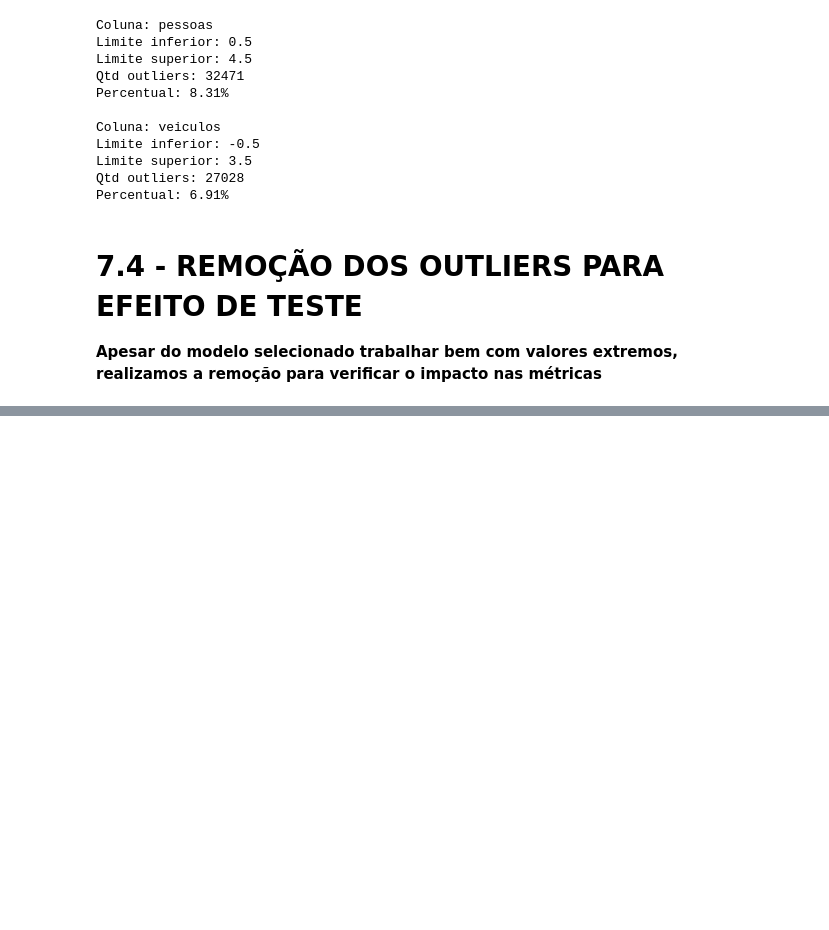
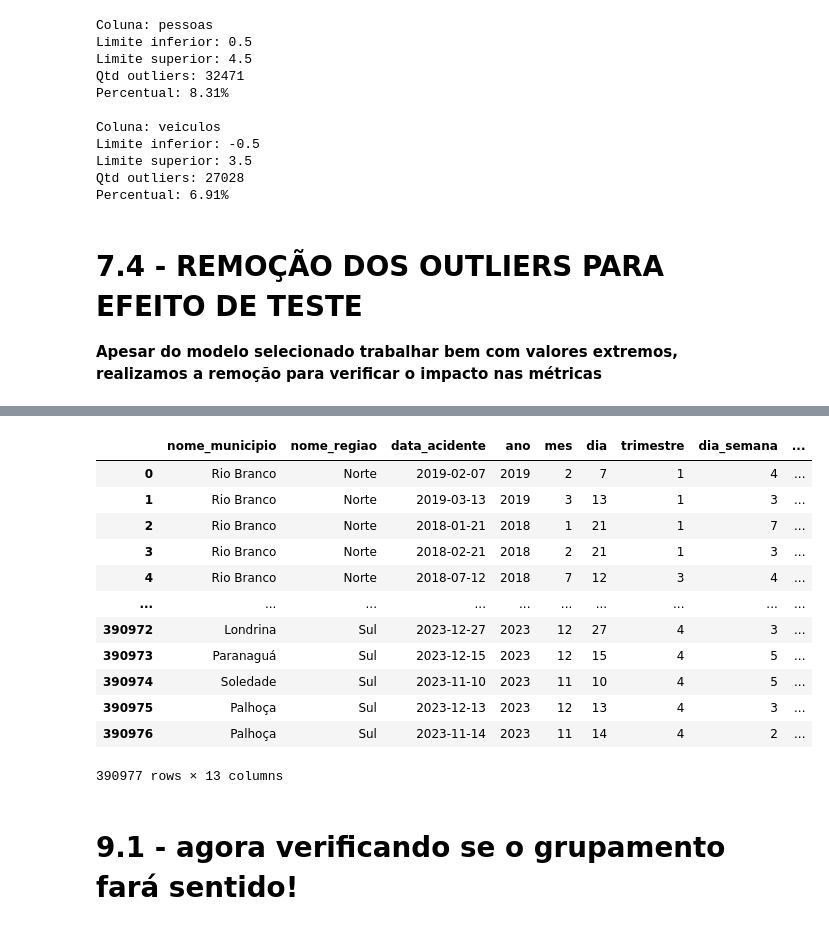
Before and after one commit to luticaa/DATA_INTEGRATION_FEATURE_ENG, a Jupyter notebook: timelinedatatran.ipynb, the cells around one changed output, grey strips where cells are left out. Cells and saved outputs as stored; diff of their text form; code cells hidden in the pictures; blank space fills up the shorter version.

```diff
--- a/timelinedatatran.ipynb
+++ b/timelinedatatran.ipynb
@@ -757,0 +1262,47 @@ weighted avg       0.93      0.83      0.87     68445
+# %%
+# colunas que vamos manter como features
+features_grouped = [
+    # LOCAL
+    "nome_municipio",
+    "nome_regiao",
+
+    # MOMENTO
+    "data_acidente",
+    "ano",
+    "mes",
+    "dia",
+    "trimestre",
+    "dia_semana",
+    "eh_fim_semana",
+    "fase_dia",
+    # FERIADO
+    "feriado",
+    "tipo_feriado",
+
+    # CLIMA/AMBIENTE
+    "condicao_metereologica",
+    "causa_acidente",
+    "tipo_acidente",
+]
+
+target_grouped = "target_obito"
+
+df_ml_grouped = df_clean[features_grouped + [target_grouped]].copy()
+
+display(df_ml_grouped)
+# %% [output]
+|  | nome_municipio | nome_regiao | data_acidente | ano | mes | dia | trimestre | dia_semana | ... |
+| 0 | Rio Branco | Norte | 2019-02-07 | 2019 | 2 | 7 | 1 | 4 | ... |
+| 1 | Rio Branco | Norte | 2019-03-13 | 2019 | 3 | 13 | 1 | 3 | ... |
+| 2 | Rio Branco | Norte | 2018-01-21 | 2018 | 1 | 21 | 1 | 7 | ... |
+| 3 | Rio Branco | Norte | 2018-02-21 | 2018 | 2 | 21 | 1 | 3 | ... |
+| 4 | Rio Branco | Norte | 2018-07-12 | 2018 | 7 | 12 | 3 | 4 | ... |
+| ... | ... | ... | ... | ... | ... | ... | ... | ... | ... |
+| 390972 | Londrina | Sul | 2023-12-27 | 2023 | 12 | 27 | 4 | 3 | ... |
+| 390973 | Paranaguá | Sul | 2023-12-15 | 2023 | 12 | 15 | 4 | 5 | ... |
+| 390974 | Soledade | Sul | 2023-11-10 | 2023 | 11 | 10 | 4 | 5 | ... |
+| 390975 | Palhoça | Sul | 2023-12-13 | 2023 | 12 | 13 | 4 | 3 | ... |
+| 390976 | Palhoça | Sul | 2023-11-14 | 2023 | 11 | 14 | 4 | 2 | ... |
+390977 rows × 13 columns
+# %% [markdown]
+# 9.1 - agora verificando se o grupamento fará sentido!
```
Also changed, not shown: parts of 30 cells of this notebook, 2 other files.
